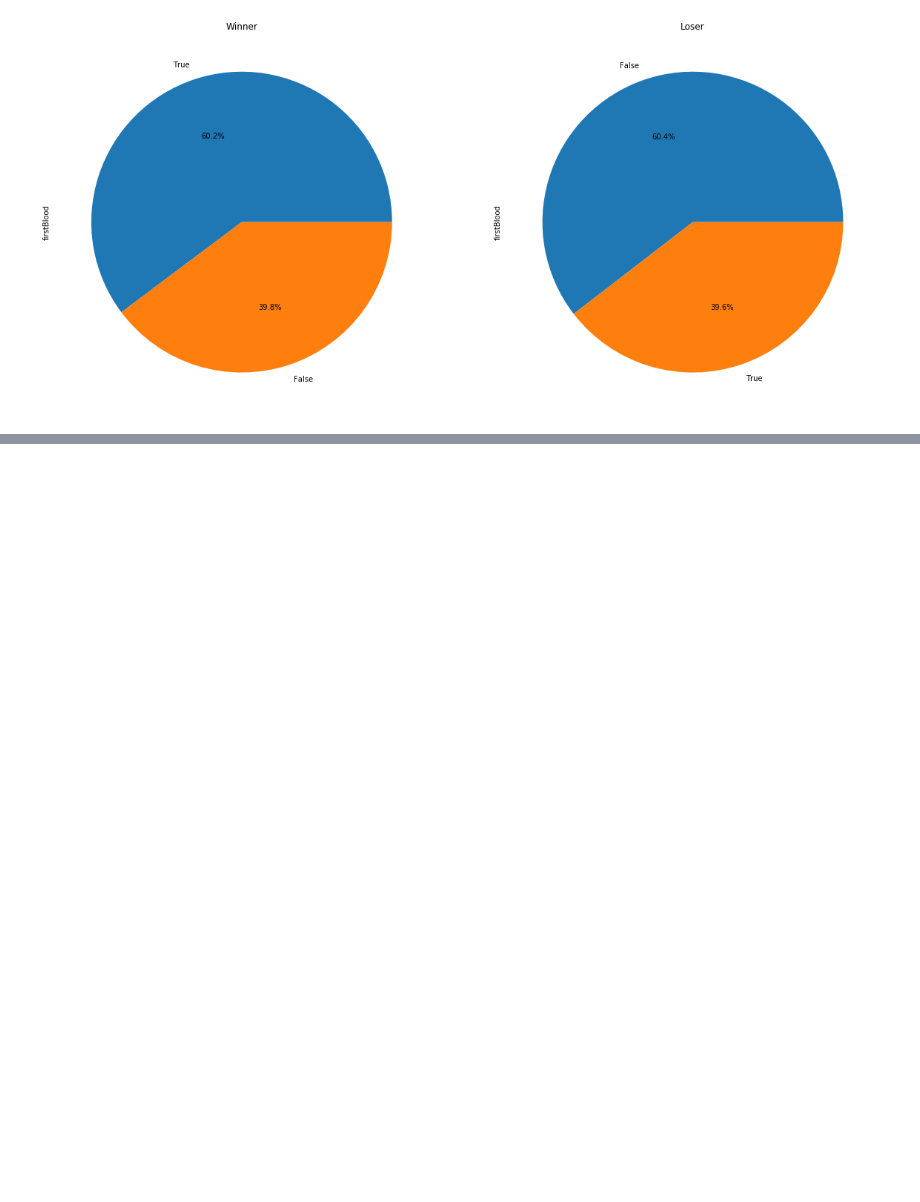
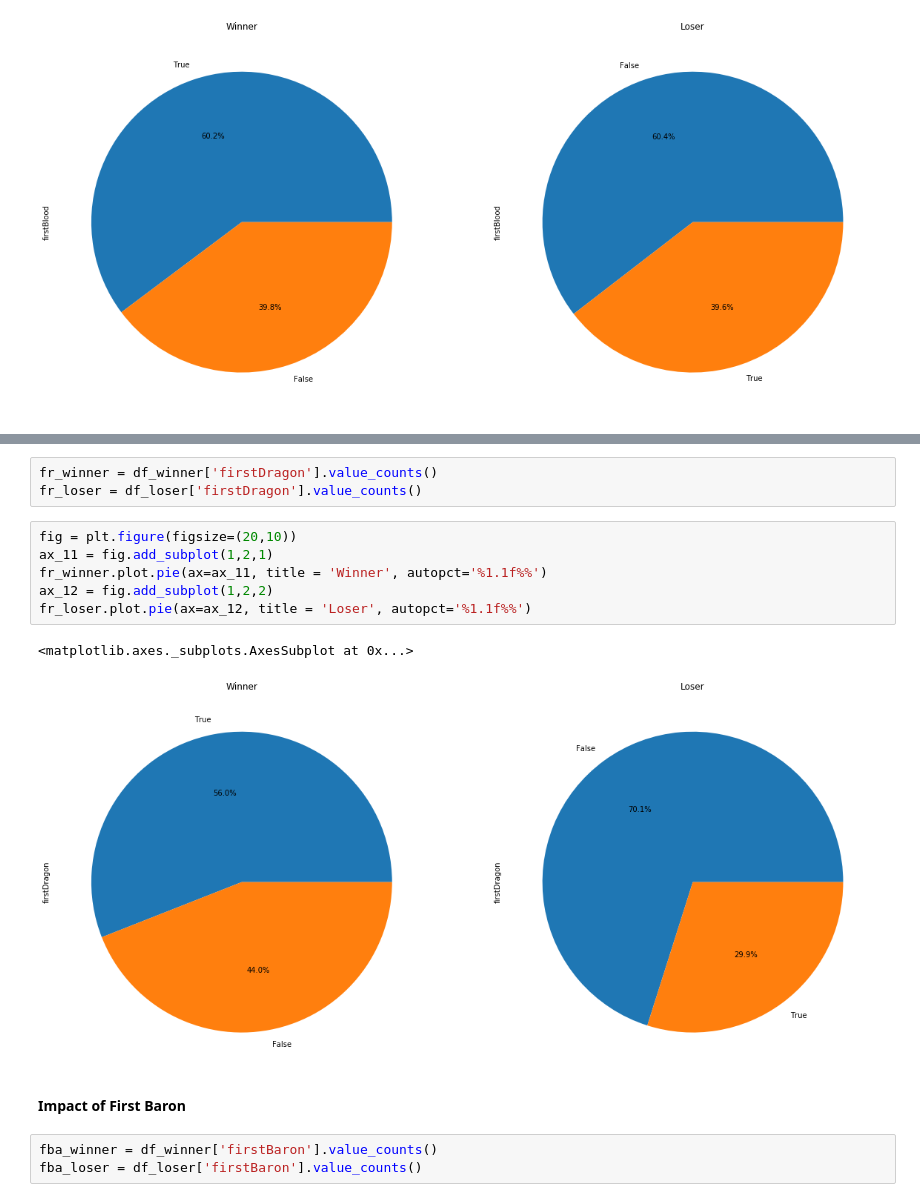
Before and after one commit to ErikSugawara/lol-ranked-kr, a Jupyter notebook: lol-ranked-kr.ipynb, the cells around one changed output, grey strips where cells are left out. Drawn from its saved outputs; the diff is of its cells as text; blank space fills up the shorter version.

```diff
--- a/lol-ranked-kr.ipynb
+++ b/lol-ranked-kr.ipynb
@@ -69,0 +79,17 @@ fb_loser.plot.pie(ax=ax_2, title = 'Loser', autopct='%1.1f%%')
+# %%
+fr_winner = df_winner['firstDragon'].value_counts()
+fr_loser = df_loser['firstDragon'].value_counts()
+# %%
+fig = plt.figure(figsize=(20,10))
+ax_11 = fig.add_subplot(1,2,1)
+fr_winner.plot.pie(ax=ax_11, title = 'Winner', autopct='%1.1f%%')
+ax_12 = fig.add_subplot(1,2,2)
+fr_loser.plot.pie(ax=ax_12, title = 'Loser', autopct='%1.1f%%')
+# %% [output]
+<matplotlib.axes._subplots.AxesSubplot at 0x...>
+[figure, added]
+# %% [markdown]
+__Impact of First Baron__
+# %%
+fba_winner = df_winner['firstBaron'].value_counts()
+fba_loser = df_loser['firstBaron'].value_counts()
```
Also changed, not shown: parts of 21 cells of this notebook.
